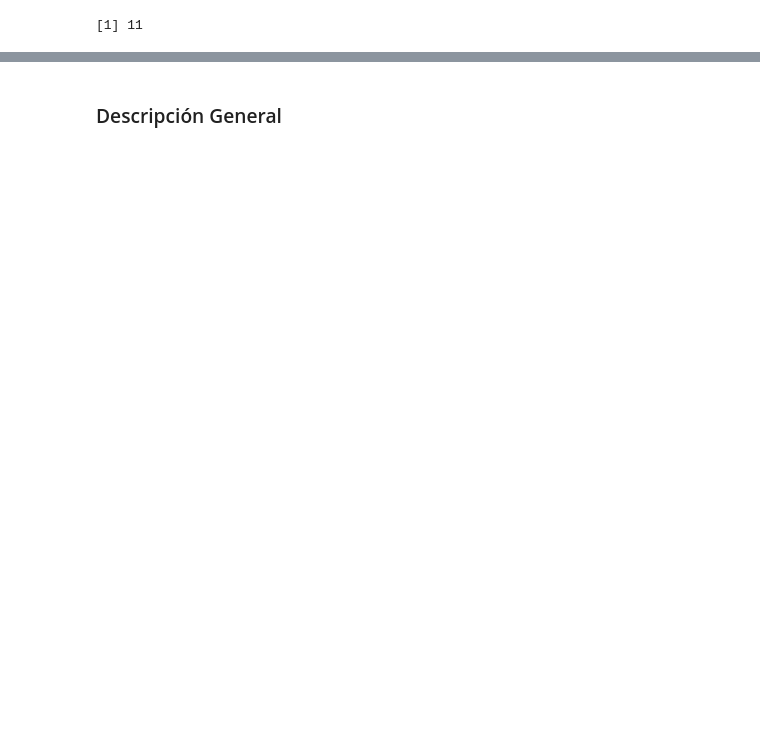
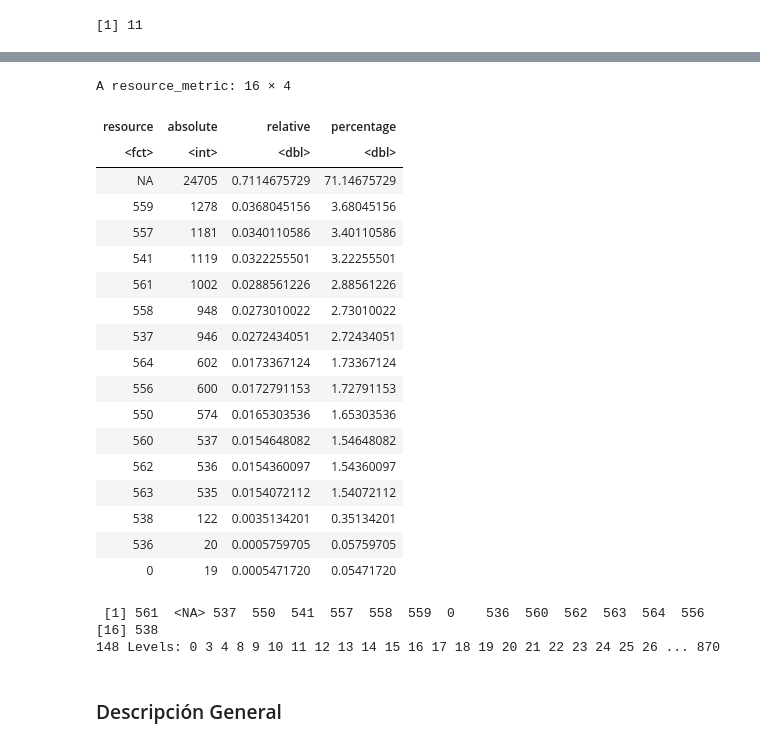
Before and after one commit to fcordovav/Tarea_INFO286_2025_I, a Jupyter notebook: main.ipynb, the cells around one changed output, grey strips where cells are left out. Saved outputs shown, nothing was run; the diff lists cells and outputs as text; code cells hidden in the pictures; blank space fills up the shorter version.

```diff
--- a/main.ipynb
+++ b/main.ipynb
@@ -109,5 +126,34 @@ data %>%
 # %%
-# Personas que participan en el proceso
+# Personas que participan en el proceso en %
+resource_frequency(traffic_fines, level = "resource") %>%
+  mutate(percentage = absolute / sum(absolute) * 100)
+# %% [output]
+A resource_metric: 16 × 4
+| resource | absolute | relative | percentage |
+| <fct> | <int> | <dbl> | <dbl> |
+| NA | 24705 | 0.7114675729 | 71.14675729 |
+| 559 | 1278 | 0.0368045156 | 3.68045156 |
+| 557 | 1181 | 0.0340110586 | 3.40110586 |
+| 541 | 1119 | 0.0322255501 | 3.22255501 |
+| 561 | 1002 | 0.0288561226 | 2.88561226 |
+| 558 | 948 | 0.0273010022 | 2.73010022 |
+| 537 | 946 | 0.0272434051 | 2.72434051 |
+| 564 | 602 | 0.0173367124 | 1.73367124 |
+| 556 | 600 | 0.0172791153 | 1.72791153 |
+| 550 | 574 | 0.0165303536 | 1.65303536 |
+| 560 | 537 | 0.0154648082 | 1.54648082 |
+| 562 | 536 | 0.0154360097 | 1.54360097 |
+| 563 | 535 | 0.0154072112 | 1.54072112 |
+| 538 | 122 | 0.0035134201 | 0.35134201 |
+| 536 | 20 | 0.0005759705 | 0.05759705 |
+| 0 | 19 | 0.0005471720 | 0.05471720 |
+# %%
+# Una lista de las personas que participan en el proceso (Las mismas mostradas anteriormente en la tabla)
+traffic_fines %>% resource_labels()
+# %% [output]
+ [1] 561  <NA> 537  550  541  557  558  559  0    536  560  562  563  564  556
+[16] 538
+148 Levels: 0 3 4 8 9 10 11 12 13 14 15 16 17 18 19 20 21 22 23 24 25 26 ... 870
 # %% [markdown]
 ### Descripción General
 # %% [markdown]
```
Also changed, not shown: parts of 13 cells of this notebook.
